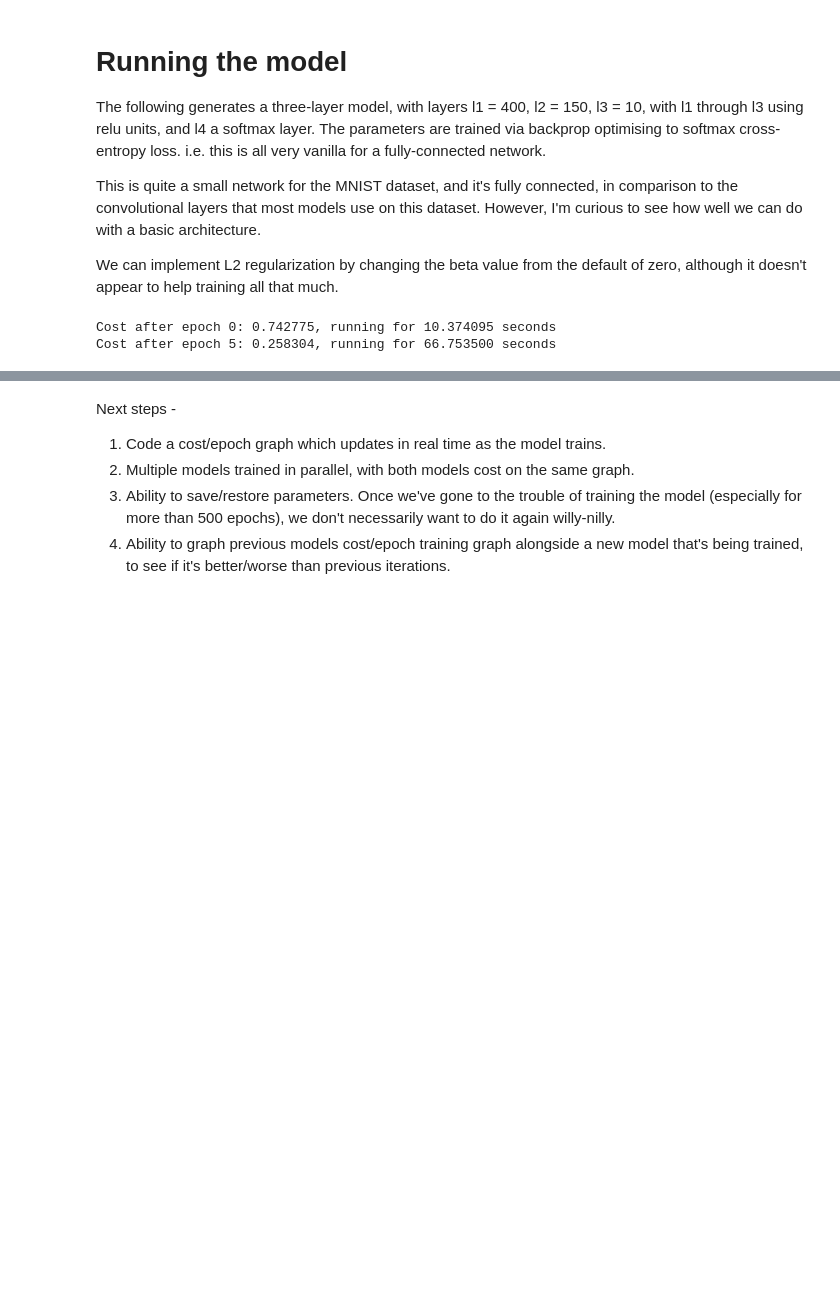
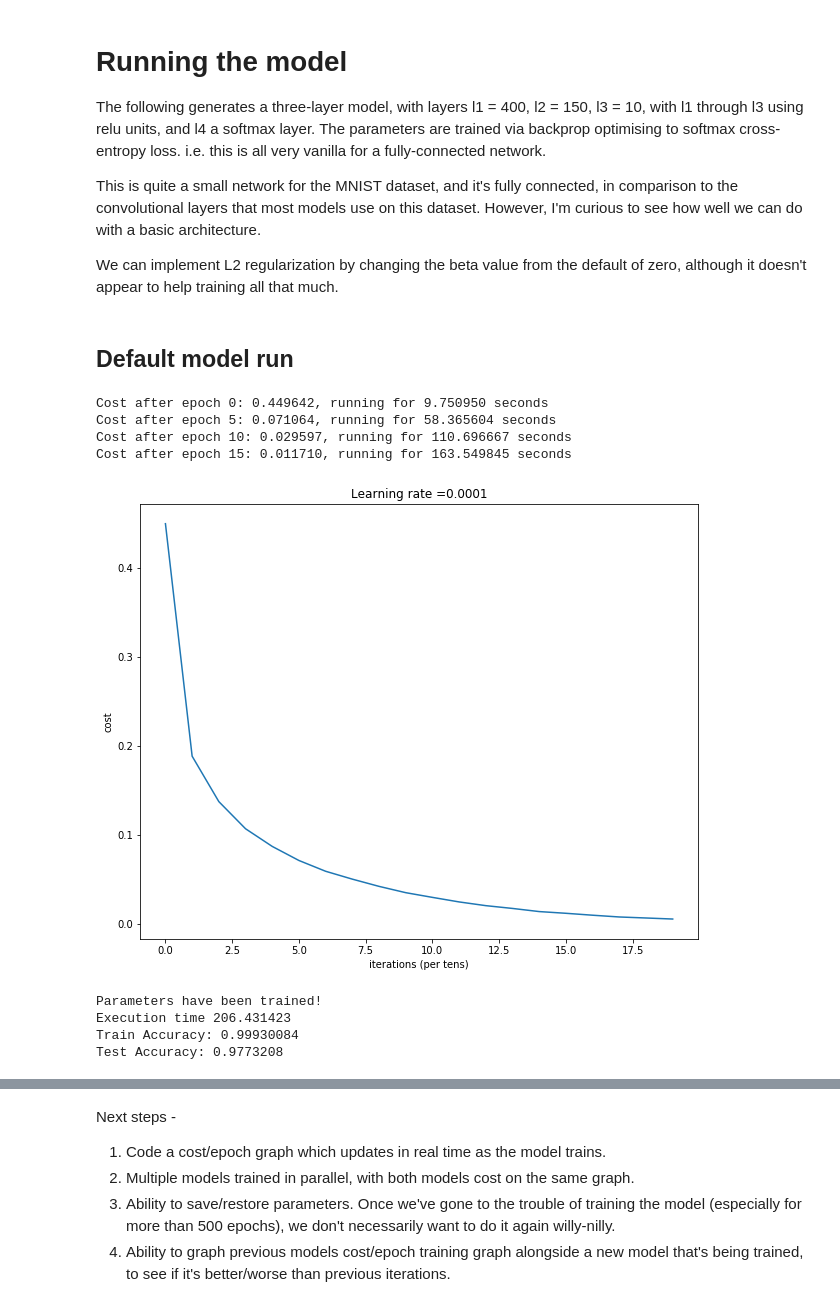
Before and after one commit to nicksexton/handwritten_digit_recognition, a Jupyter notebook: part 2 - mnist dataset.ipynb, the cells around one changed output, grey strips where cells are left out. Cells and saved outputs as stored; diff of their text form; code cells hidden in the pictures; blank space fills up the shorter version.

```diff
--- a/part 2 - mnist dataset.ipynb
+++ b/part 2 - mnist dataset.ipynb
@@ -376,7 +376,7 @@ This is quite a small network for the MNIST dataset, and it's fully connected, i
 
 We can implement L2 regularization by changing the beta value from the default of zero, although it doesn't appear to help training all that much.
 # %%
-def model(X_train, Y_train, X_test, Y_test, learning_rate = 0.0001, beta = 0.0,
+def model(X_train, Y_train, X_test, Y_test, layer_sizes = [784, 400, 150, 10], learning_rate = 0.0001, beta = 0.0,
           num_epochs = 50, minibatch_size = 32, print_cost = True):
     """
     Implements a three-layer tensorflow neural network: LINEAR->RELU->LINEAR->RELU->LINEAR->SOFTMAX.
@@ -403,7 +403,11 @@ def model(X_train, Y_train, X_test, Y_test, learning_rate = 0.0001, beta = 0.0,
     costs = []                                        # To keep track of the cost
 
     X, Y = create_placeholders (n_x, n_y)
-    parameters = initialize_parameters_3layers(size_input = 784, size_l1 = 400, size_l2 = 150, size_l3 = 10)
+#    parameters = initialize_parameters_3layers(size_input = 784, size_l1 = 400, size_l2 = 150, size_l3 = 10)
+    parameters = initialize_parameters_3layers(size_input = layer_sizes[0],
+                                               size_l1 = layer_sizes[1],
+                                               size_l2 = layer_sizes[2],
+                                               size_l3 = layer_sizes[3])
     Z3, cost = forward_propagation_3layers (X, Y, parameters, beta = beta)
     optimizer = tf.train.AdamOptimizer(learning_rate = learning_rate).minimize(cost)
 
@@ -461,9 +465,21 @@ def model(X_train, Y_train, X_test, Y_test, learning_rate = 0.0001, beta = 0.0,
         print ("Test Accuracy:", accuracy.eval({X: X_test, Y: Y_test}))
 
         return parameters
+# %% [markdown]
+## Default model run
 # %%
-parameters = model(train_set_X, train_set_Y_one_hot, dev_set_X, dev_set_Y_one_hot, num_epochs = 20)
+parameters = model(train_set_X, train_set_Y_one_hot, dev_set_X, dev_set_Y_one_hot,
+                   learning_rate = 0.0001, beta = 0.0, num_epochs = 20)
+
+                    # default layer sizes - layer_sizes = [784, 400, 150, 10]
 # %% [output]
-Cost after epoch 0: 0.742775, running for 10.374095 seconds
-Cost after epoch 5: 0.258304, running for 66.753500 seconds
+Cost after epoch 0: 0.449642, running for 9.750950 seconds
+Cost after epoch 5: 0.071064, running for 58.365604 seconds
+Cost after epoch 10: 0.029597, running for 110.696667 seconds
+Cost after epoch 15: 0.011710, running for 163.549845 seconds
+[figure, added]
+Parameters have been trained!
+Execution time 206.431423
+Train Accuracy: 0.99930084
+Test Accuracy: 0.9773208
 # %% [markdown]
```
Also changed, not shown: parts of 7 cells of this notebook.
